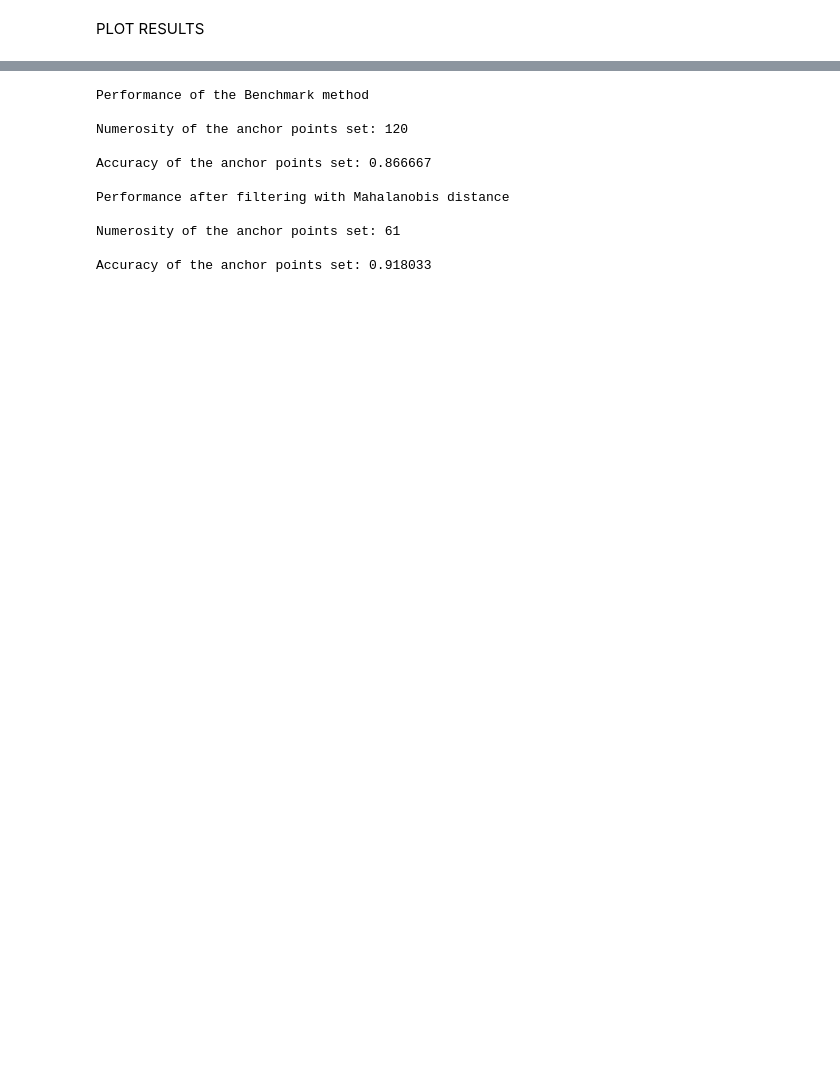
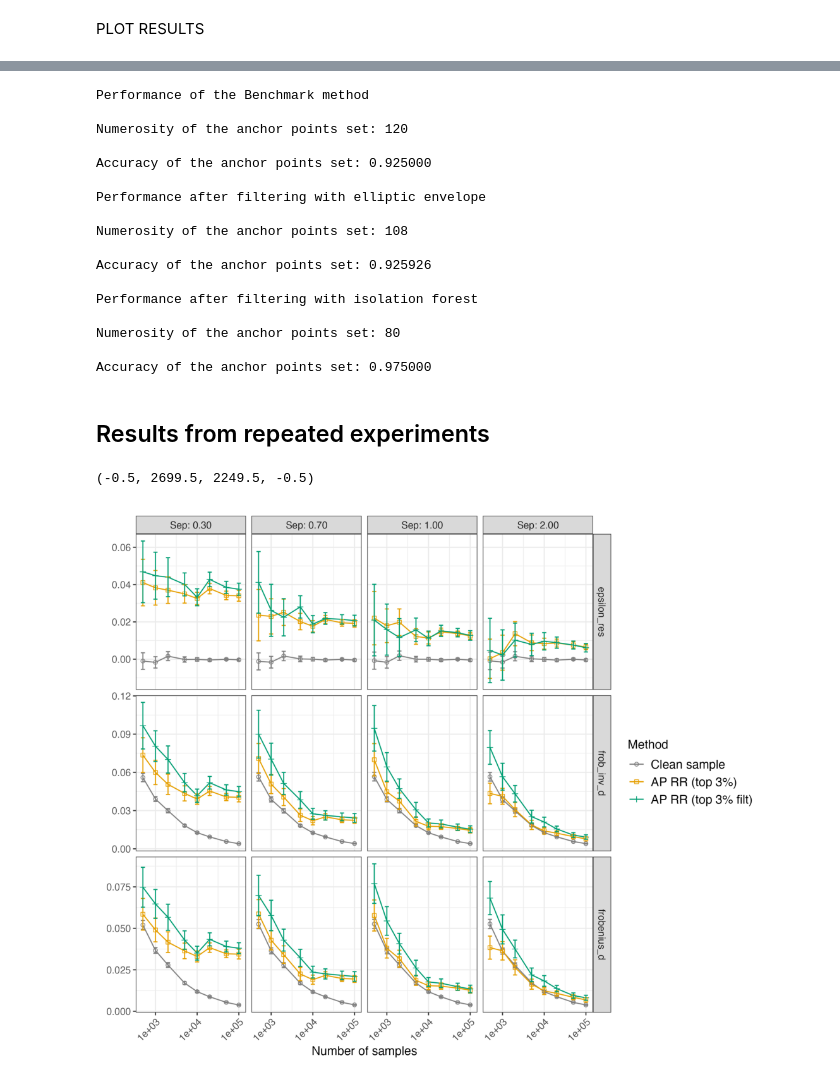
Before and after one commit to tbortolotti/marginal-noise-adaptive-conformal, a Jupyter notebook: experiments/AP_identification.ipynb, the cells around one changed output, grey strips where cells are left out. Drawn from its saved outputs; the diff is of its cells as text; code cells hidden in the pictures; blank space fills up the shorter version.

```diff
--- a/experiments/AP_identification.ipynb
+++ b/experiments/AP_identification.ipynb
@@ -143,26 +150,41 @@ plt.show()
 # Print performances
 print("Performance of the Benchmark method")
 sys.stdout.flush()
-print("\nNumerosity of the anchor points set: {:d}".format(len(anchor_idx_benchmark)))
+print("\nNumerosity of the anchor points set: {:d}".format(np.sum(Y_anchor_benchmark != -1)))
 sys.stdout.flush()
 print("\nAccuracy of the anchor points set: {:f}".format(accuracy_benchmark))
 sys.stdout.flush()
 
-print("\nPerformance after filtering with Mahalanobis distance")
+print("\nPerformance after filtering with elliptic envelope")
 sys.stdout.flush()
-print("\nNumerosity of the anchor points set: {:d}".format(len(anchor_idx_filtered)))
+print("\nNumerosity of the anchor points set: {:d}".format(np.sum(Y_anchor_filtered != -1)))
 sys.stdout.flush()
 print("\nAccuracy of the anchor points set: {:f}".format(accuracy_filtered))
 sys.stdout.flush()
+
+print("\nPerformance after filtering with isolation forest")
+sys.stdout.flush()
+print("\nNumerosity of the anchor points set: {:d}".format(np.sum(Y_anchor_filtered_IF != -1)))
+sys.stdout.flush()
+print("\nAccuracy of the anchor points set: {:f}".format(accuracy_filtered_IF))
+sys.stdout.flush()
 # %% [output]
 Performance of the Benchmark method
 
 Numerosity of the anchor points set: 120
 
-Accuracy of the anchor points set: 0.866667
+Accuracy of the anchor points set: 0.925000
 
-Performance after filtering with Mahalanobis distance
+Performance after filtering with elliptic envelope
 
-Numerosity of the anchor points set: 61
+Numerosity of the anchor points set: 108
 
-Accuracy of the anchor points set: 0.918033
+Accuracy of the anchor points set: 0.925926
+
+Performance after filtering with isolation forest
+
+Numerosity of the anchor points set: 80
+
+Accuracy of the anchor points set: 0.975000
+# %% [markdown]
+## Results from repeated experiments
@@ -168,0 +193,12 @@ Accuracy of the anchor points set: 0.918033
+# %%
+img = Image.open("/Users/teresabortolotti/Documents/VSCode/marginal-noise-adaptive-conformal/experiments/figures/exp803_synthetic1_easy_ntrain10000_K4_nu0_uniform.png")
+
+scale = 0.5
+w, h = img.size
+
+plt.figure(figsize=(scale * w / 100, scale * h / 100), dpi=100)
+plt.imshow(img)
+plt.axis("off")
+# %% [output]
+(-0.5, 2699.5, 2249.5, -0.5)
+[figure, added]
```
Also changed, not shown: parts of 8 cells of this notebook, 8 other files.
